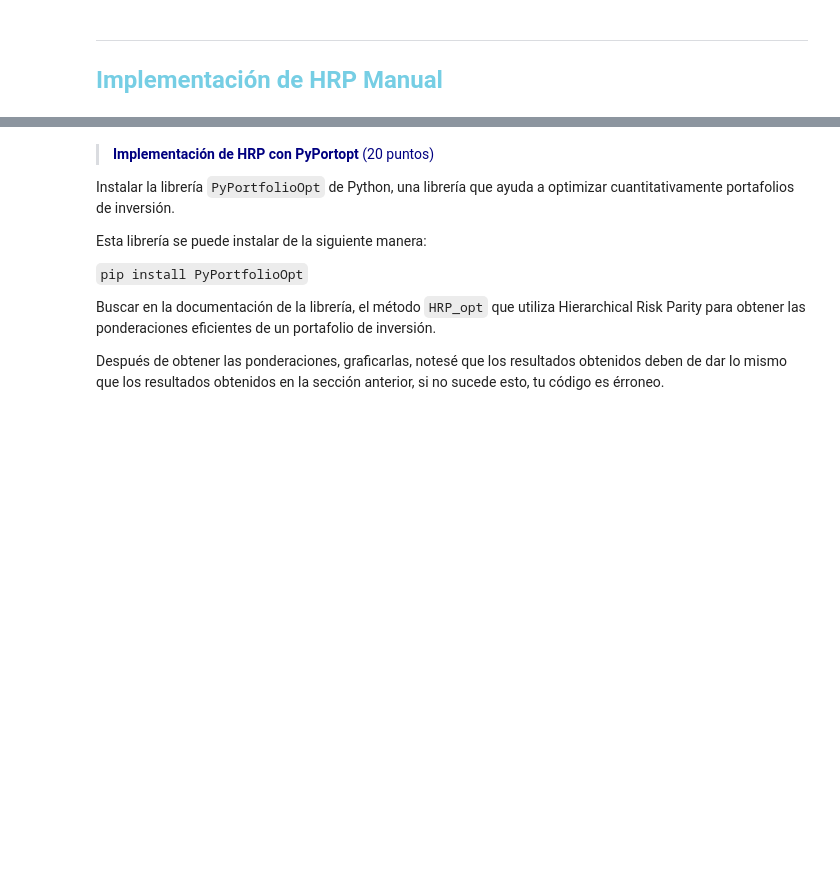
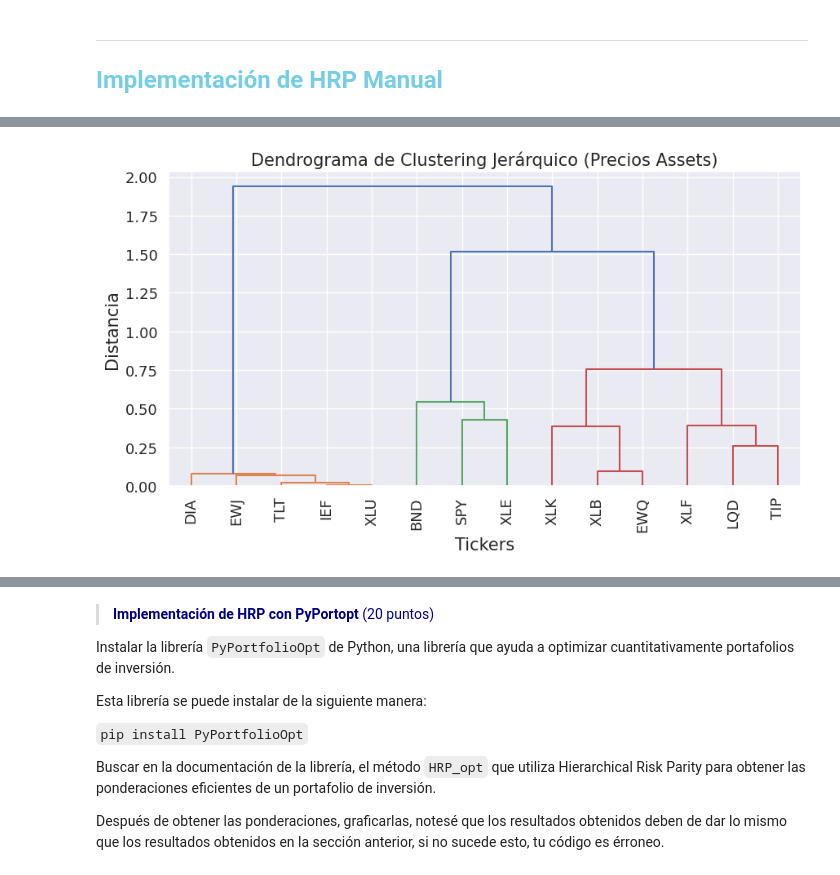
Before and after one commit to paugomezheredia/HOMEWORKS-PAP, a Jupyter notebook: HRP/Actividad_HRP.ipynb, the cells around one changed output, grey strips where cells are left out. Drawn from its saved outputs; the diff is of its cells as text; code cells hidden in the pictures; blank space fills up the shorter version.

```diff
--- a/HRP/Actividad_HRP.ipynb
+++ b/HRP/Actividad_HRP.ipynb
@@ -99,2 +152,26 @@ AttributeError: 'DataFrame' object has no attribute 'adjclose'
+# %%
+# aplicar clustering jerarquico, dibujar dendograma
+
+correlation_matrix_assets = df.corr()
+
+# correlaciones a distancias (1 - correlación)
+distance_matrix_assets = 1 - correlation_matrix_assets
+
+# convertir a vector compatible con linkage
+condensed_distance_assets = ssd.squareform(distance_matrix_assets)
+
+# Aplicar clustering jerárquico con 'ward'
+linkage_matrix_assets = sch.linkage(condensed_distance_assets, method="ward")
+
+# Graficar el dendrograma
+plt.figure(figsize=(10, 5))
+sch.dendrogram(linkage_matrix_assets, labels=tickers, leaf_rotation=90)
+plt.title("Dendrograma de Clustering Jerárquico (Precios Assets)", fontsize=15)
+plt.tick_params(axis='both', labelsize=13)
+plt.xlabel("Tickers", fontsize=15)
+plt.ylabel("Distancia", fontsize=15)
+plt.show()
+# %% [output]
+[figure, added]
 # %%
 # aplicar clustering jerarquico, dibujar dendograma
```
Also changed, not shown: parts of 27 cells of this notebook.
